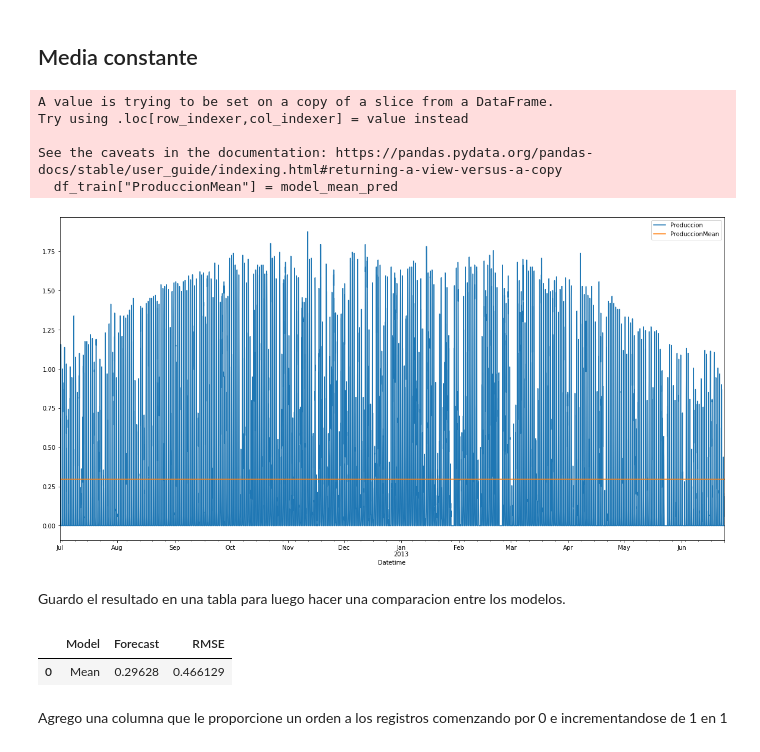
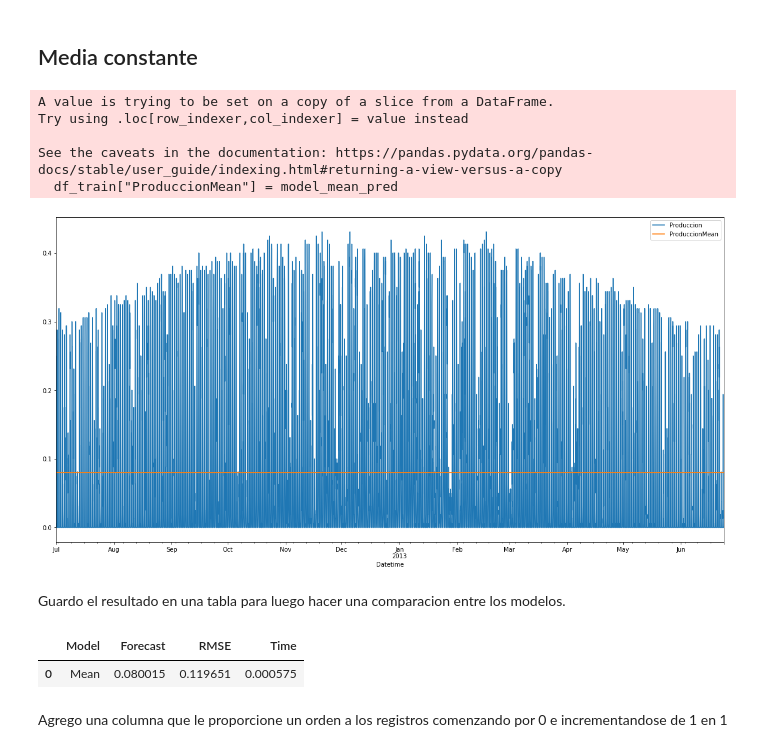
Before and after one commit to PabloSGomez50/humai-solar-panels, a Jupyter notebook: join_dataframe.ipynb, the cells around one changed output. Cells and saved outputs as stored; diff of their text form; code cells hidden in the pictures.

```diff
--- a/join_dataframe.ipynb
+++ b/join_dataframe.ipynb
@@ -37,6 +39,6 @@ import statsmodels.api as sm
 # %%
 FILE_NAME_CSV_DATASET_CLIMA = 'https://raw.githubusercontent.com/PabloSGomez50/humai-solar-panels/main/scraper_clima/clima_sydney_limpio3.csv'
-FILE_NAME_CSV_DATASET_PRODUCCION = 'https://github.com/PabloSGomez50/humai-solar-panels/blob/main/dataset_produccion_energia/produccion.csv.zip?raw=true'
+FILE_NAME_CSV_DATASET_PRODUCCION = 'https://github.com/PabloSGomez50/humai-solar-panels/blob/main/script_produccion/produccion.csv.zip?raw=true'
 # %%
 def get_dataset_clima():
   df_clima = pd.read_csv(FILE_NAME_CSV_DATASET_CLIMA)
@@ -169,9 +165,9 @@ df_produccion.sample(50)
 
 Como primer paso doy un vistazo rapido de los datos
 # %%
-Customer_id = 1
+Customer_id = 12
 df_join = join_dataset(df_clima, df_produccion, Customer_id)
-df_join
+df_join.sample(5)
 # %% [output]
 A value is trying to be set on a copy of a slice from a DataFrame
 
@@ -414,6 +401,10 @@ def RMSE(predicted, actual):
     rmse = np.sqrt(mse.sum()/mse.count())
     return rmse
 
+# Agrego una columna que le de un orden a los registros comenzando por 0 e incrementandose de 1 en 1
+df_join["timeIndex"] = df_join.index - df_join.index.min()
+df_join["timeIndex"] =  df_join["timeIndex"]/np.timedelta64(30, 'm')
+df_join["timeIndex"] = df_join["timeIndex"].round(0).astype(int)
 
 # guardo 1 semana de datos para testear
 split = len(df_join) - (48 * 7)
@@ -429,30 +420,34 @@ DatetimeIndex(['2013-06-24 00:00:00', '2013-06-24 00:30:00'], dtype='datetime64[
 # %% [markdown]
 ## Media constante
 # %%
+inicio = time.time()
 model_mean_pred = df_train.Produccion.mean()
+fin = time.time()
+
 df_train["ProduccionMean"] = model_mean_pred
 
 df_train.plot(kind="line", y = ["Produccion", "ProduccionMean"], figsize=(20,10));
 # %% [output]
 A value is trying to be set on a copy of a slice from a DataFrame.
 Try using .loc[row_indexer,col_indexer] = value instead
 
 See the caveats in the documentation: https://pandas.pydata.org/pandas-docs/stable/user_guide/indexing.html#returning-a-view-versus-a-copy
   df_train["ProduccionMean"] = model_mean_pred
-[figure, old version]
+[figure, new version]
 # %% [markdown]
 Guardo el resultado en una tabla para luego hacer una comparacion entre los modelos.
 # %%
 model_mean_RMSE = RMSE(df_train.ProduccionMean, df_train.Produccion)
 
 # Guardamos todo en un dataframe
-dfModelsResults = pd.DataFrame(columns = ["Model", "Forecast", "RMSE"])
+dfModelsResults = pd.DataFrame(columns = ["Model", "Forecast", "RMSE", "Time"])
 dfModelsResults.loc[0,"Model"] = "Mean"
 dfModelsResults.loc[0,"Forecast"] = model_mean_pred
 dfModelsResults.loc[0,"RMSE"] = model_mean_RMSE
+dfModelsResults.loc[0,"Time"] = fin-inicio
 dfModelsResults.head()
 # %% [output]
-|  | Model | Forecast | RMSE |
-| 0 | Mean | 0.29628 | 0.466129 |
+|  | Model | Forecast | RMSE | Time |
+| 0 | Mean | 0.080015 | 0.119651 | 0.000575 |
 # %% [markdown]
 Agrego una columna que le proporcione un orden a los registros comenzando por 0 e incrementandose de 1 en 1
```
Also changed, not shown: parts of 95 cells of this notebook.
